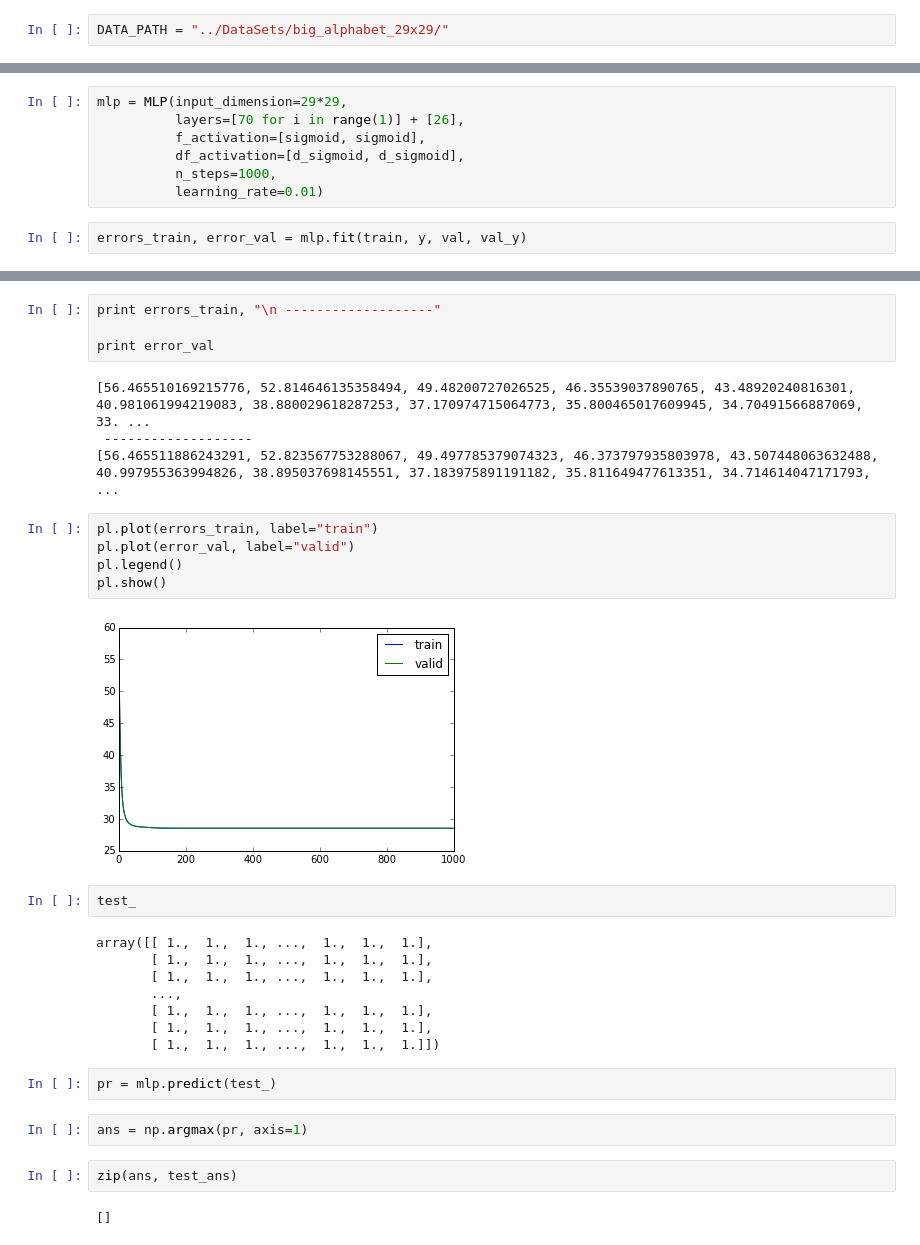
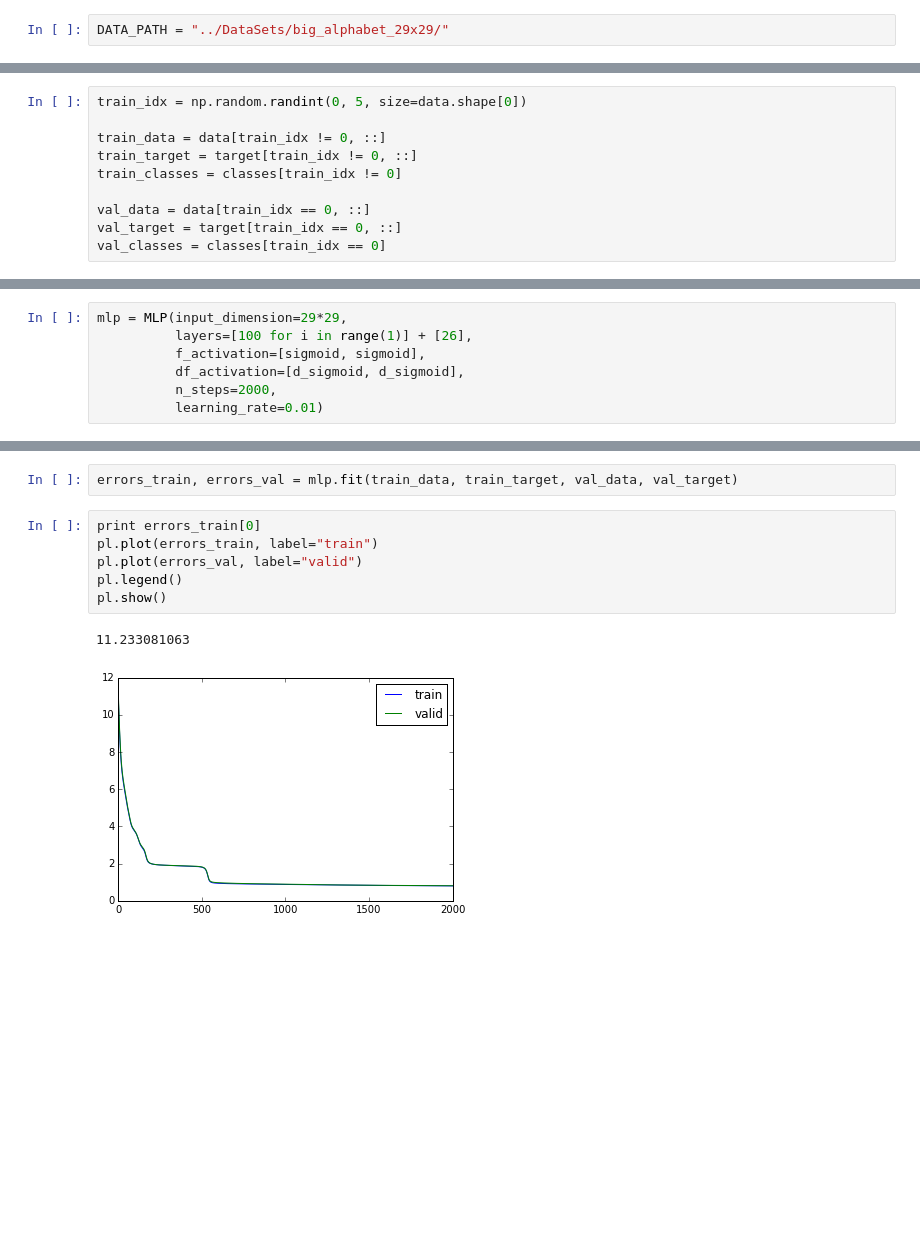
Before and after one commit to feldsherov/DM2, a Jupyter notebook: BackProp/BackProp.ipynb, the cells around one changed output, grey strips where cells are left out. Cells and saved outputs as stored; diff of their text form; blank space fills up the shorter version.

```diff
--- a/BackProp/BackProp.ipynb
+++ b/BackProp/BackProp.ipynb
@@ -180 +202,11 @@ val_y = np.array(val_y)
+# %%
+train_idx = np.random.randint(0, 5, size=data.shape[0])
+
+train_data = data[train_idx != 0, ::]
+train_target = target[train_idx != 0, ::]
+train_classes = classes[train_idx != 0]
+
+val_data = data[train_idx == 0, ::]
+val_target = target[train_idx == 0, ::]
+val_classes = classes[train_idx == 0]
 # %%
@@ -186,9 +218,7 @@ print val_y.shape
 # %%
 mlp = MLP(input_dimension=29*29,
-          layers=[70 for i in range(1)] + [26],
+          layers=[100 for i in range(1)] + [26],
           f_activation=[sigmoid, sigmoid],
           df_activation=[d_sigmoid, d_sigmoid],
-          n_steps=1000,
+          n_steps=2000,
           learning_rate=0.01)
-# %%
-errors_train, error_val = mlp.fit(train, y, val, val_y)
@@ -215,33 +225,11 @@ array([[ 0.05137246,  0.05138698,  0.05135815,  0.05137809,  0.0513771 ,
-# %%
-print errors_train, "\n -------------------"
-
-print error_val
-# %% [output]
-[56.465510169215776, 52.814646135358494, 49.48200727026525, 46.35539037890765, 43.48920240816301, 40.981061994219083, 38.880029618287253, 37.170974715064773, 35.800465017609945, 34.70491566887069, 33. ...
- -------------------
-[56.465511886243291, 52.823567753288067, 49.497785379074323, 46.373797935803978, 43.507448063632488, 40.997955363994826, 38.895037698145551, 37.183975891191182, 35.811649477613351, 34.714614047171793, ...
+# %%
+errors_train, errors_val = mlp.fit(train_data, train_target, val_data, val_target)
 # %%
+print errors_train[0]
 pl.plot(errors_train, label="train")
-pl.plot(error_val, label="valid")
+pl.plot(errors_val, label="valid")
 pl.legend()
 pl.show()
 # %% [output]
+11.233081063
-[figure, old version]
+[figure, new version]
-# %%
-test_
-# %% [output]
-array([[ 1.,  1.,  1., ...,  1.,  1.,  1.],
-       [ 1.,  1.,  1., ...,  1.,  1.,  1.],
-       [ 1.,  1.,  1., ...,  1.,  1.,  1.],
-       ...,
-       [ 1.,  1.,  1., ...,  1.,  1.,  1.],
-       [ 1.,  1.,  1., ...,  1.,  1.,  1.],
-       [ 1.,  1.,  1., ...,  1.,  1.,  1.]])
-# %%
-pr = mlp.predict(test_)
-# %%
-ans = np.argmax(pr, axis=1)
-# %%
-zip(ans, test_ans)
-# %% [output]
-[]
```
Also changed, not shown: parts of 16 cells of this notebook.
